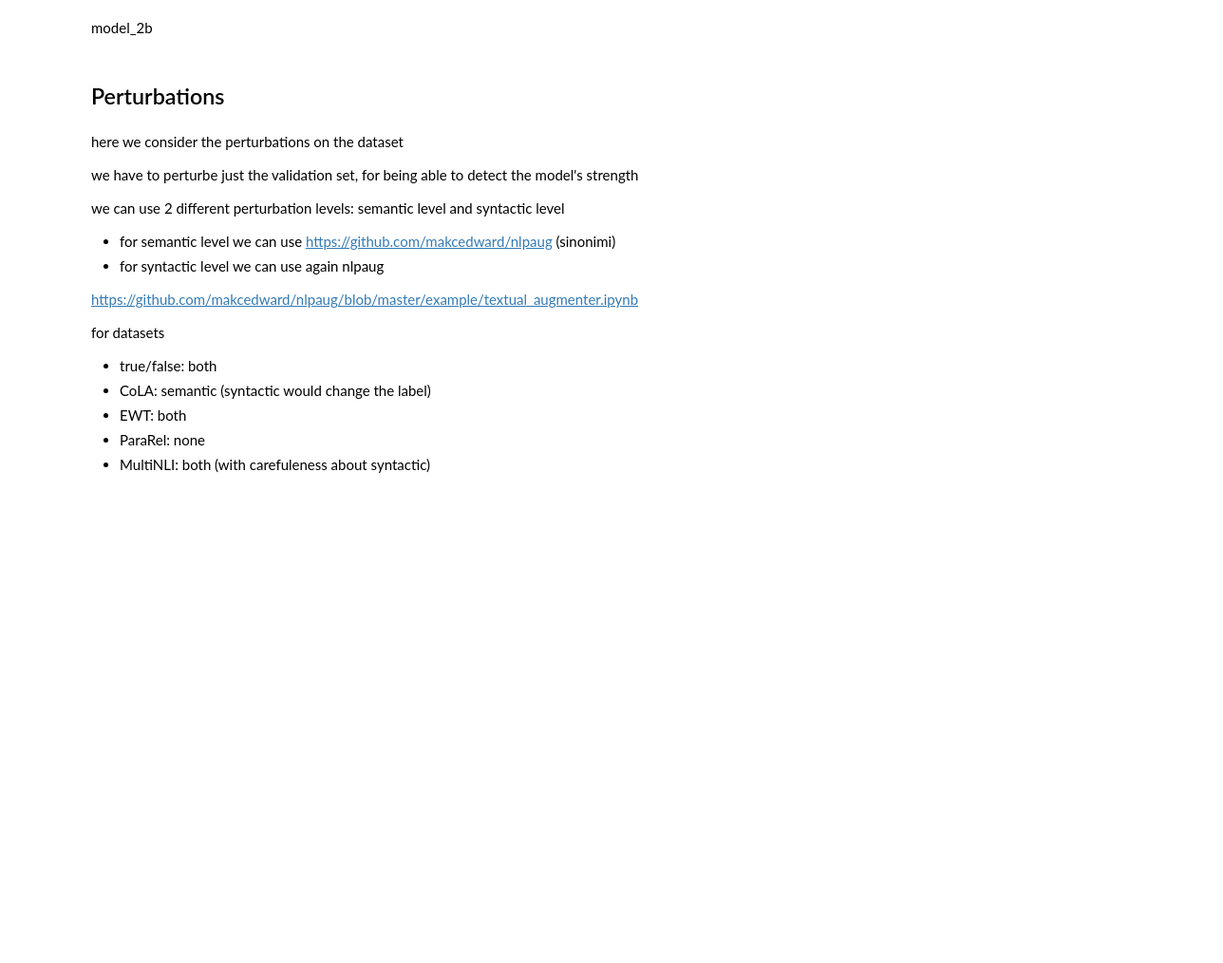
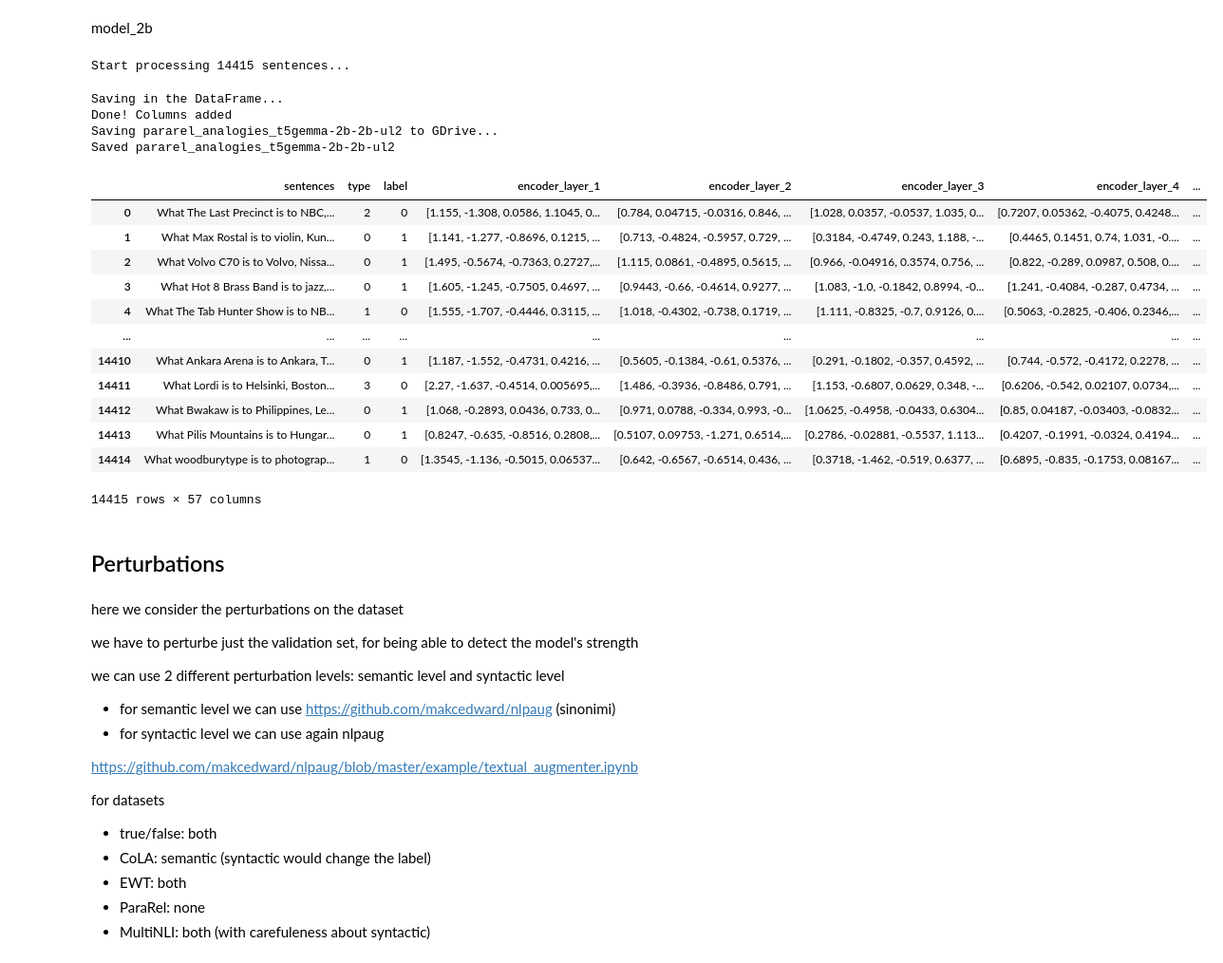
Before and after one commit to rrossierba/digital-transformation-computer-security, a Jupyter notebook: probe_t5.ipynb, the cells around one changed output. Shown at 95% size. Cells and saved outputs as stored; diff of their text form; code cells hidden in the pictures; blank space fills up the shorter version.

```diff
--- a/probe_t5.ipynb
+++ b/probe_t5.ipynb
@@ -75,7 +81,7 @@ def extract_activations_df(base_df, model, tokenizer, text_column, BATCH_SIZE=1)
 
   for i in tqdm(range(0, total_rows, BATCH_SIZE)):
       batch_texts = df[text_column][i : i + BATCH_SIZE].tolist()
-      inputs = tokenizer(batch_texts, return_tensors="pt", padding=True, truncation=True).to(model.device)
+      inputs = tokenizer(batch_texts, return_tensors="pt", padding=True).to(model.device)
       current_batch_len = inputs.input_ids.shape[0]
       start_token_id = tokenizer.bos_token_id
       decoder_input_ids = torch.full((current_batch_len, 1), start_token_id, device=model.device)
@@ -881,0 +1038,3 @@ pararel_analogies_df
+# %%
+pararel_analogies_df = pd.read_pickle('/content/drive/MyDrive/DTCS_datasets/pararel.pkl')
+pararel_analogies_df
@@ -889,5 +1080,25 @@ save_activations_df(pararel_analogies_df, 'pararel_analogies', model_id_b)
 # %% [markdown]
 model_2b
 # %%
-pararel_analogies_df = extract_activations_df(pararel_analogies_df, model_2b, tokenizer_2b, 'sentences', BATCH_SIZE=128)
+pararel_analogies_df = extract_activations_df(pararel_analogies_df, model_2b, tokenizer_2b, 'sentences', BATCH_SIZE=32)
+save_activations_df(pararel_analogies_df, 'pararel_analogies', model_id_2b)
 pararel_analogies_df
+# %% [output]
+Start processing 14415 sentences...
+Saving in the DataFrame...
+Done! Columns added
+Saving pararel_analogies_t5gemma-2b-2b-ul2 to GDrive...
+Saved pararel_analogies_t5gemma-2b-2b-ul2
+|  | sentences | type | label | encoder_layer_1 | encoder_layer_2 | encoder_layer_3 | encoder_layer_4 | ... |
+| 0 | What The Last Precinct is to NBC,... | 2 | 0 | [1.155, -1.308, 0.0586, 1.1045, 0... | [0.784, 0.04715, -0.0316, 0.846, ... | [1.028, 0.0357, -0.0537, 1.035, 0... | [0.7207, 0.05362, -0.4075, 0.4248... | ... |
+| 1 | What Max Rostal is to violin, Kun... | 0 | 1 | [1.141, -1.277, -0.8696, 0.1215, ... | [0.713, -0.4824, -0.5957, 0.729, ... | [0.3184, -0.4749, 0.243, 1.188, -... | [0.4465, 0.1451, 0.74, 1.031, -0.... | ... |
+| 2 | What Volvo C70 is to Volvo, Nissa... | 0 | 1 | [1.495, -0.5674, -0.7363, 0.2727,... | [1.115, 0.0861, -0.4895, 0.5615, ... | [0.966, -0.04916, 0.3574, 0.756, ... | [0.822, -0.289, 0.0987, 0.508, 0.... | ... |
+| 3 | What Hot 8 Brass Band is to jazz,... | 0 | 1 | [1.605, -1.245, -0.7505, 0.4697, ... | [0.9443, -0.66, -0.4614, 0.9277, ... | [1.083, -1.0, -0.1842, 0.8994, -0... | [1.241, -0.4084, -0.287, 0.4734, ... | ... |
+| 4 | What The Tab Hunter Show is to NB... | 1 | 0 | [1.555, -1.707, -0.4446, 0.3115, ... | [1.018, -0.4302, -0.738, 0.1719, ... | [1.111, -0.8325, -0.7, 0.9126, 0.... | [0.5063, -0.2825, -0.406, 0.2346,... | ... |
+| ... | ... | ... | ... | ... | ... | ... | ... | ... |
+| 14410 | What Ankara Arena is to Ankara, T... | 0 | 1 | [1.187, -1.552, -0.4731, 0.4216, ... | [0.5605, -0.1384, -0.61, 0.5376, ... | [0.291, -0.1802, -0.357, 0.4592, ... | [0.744, -0.572, -0.4172, 0.2278, ... | ... |
+| 14411 | What Lordi is to Helsinki, Boston... | 3 | 0 | [2.27, -1.637, -0.4514, 0.005695,... | [1.486, -0.3936, -0.8486, 0.791, ... | [1.153, -0.6807, 0.0629, 0.348, -... | [0.6206, -0.542, 0.02107, 0.0734,... | ... |
+| 14412 | What Bwakaw is to Philippines, Le... | 0 | 1 | [1.068, -0.2893, 0.0436, 0.733, 0... | [0.971, 0.0788, -0.334, 0.993, -0... | [1.0625, -0.4958, -0.0433, 0.6304... | [0.85, 0.04187, -0.03403, -0.0832... | ... |
+| 14413 | What Pilis Mountains is to Hungar... | 0 | 1 | [0.8247, -0.635, -0.8516, 0.2808,... | [0.5107, 0.09753, -1.271, 0.6514,... | [0.2786, -0.02881, -0.5537, 1.113... | [0.4207, -0.1991, -0.0324, 0.4194... | ... |
+| 14414 | What woodburytype is to photograp... | 1 | 0 | [1.3545, -1.136, -0.5015, 0.06537... | [0.642, -0.6567, -0.6514, 0.436, ... | [0.3718, -1.462, -0.519, 0.6377, ... | [0.6895, -0.835, -0.1753, 0.08167... | ... |
+14415 rows × 57 columns
```
Also changed, not shown: parts of 50 cells of this notebook.
